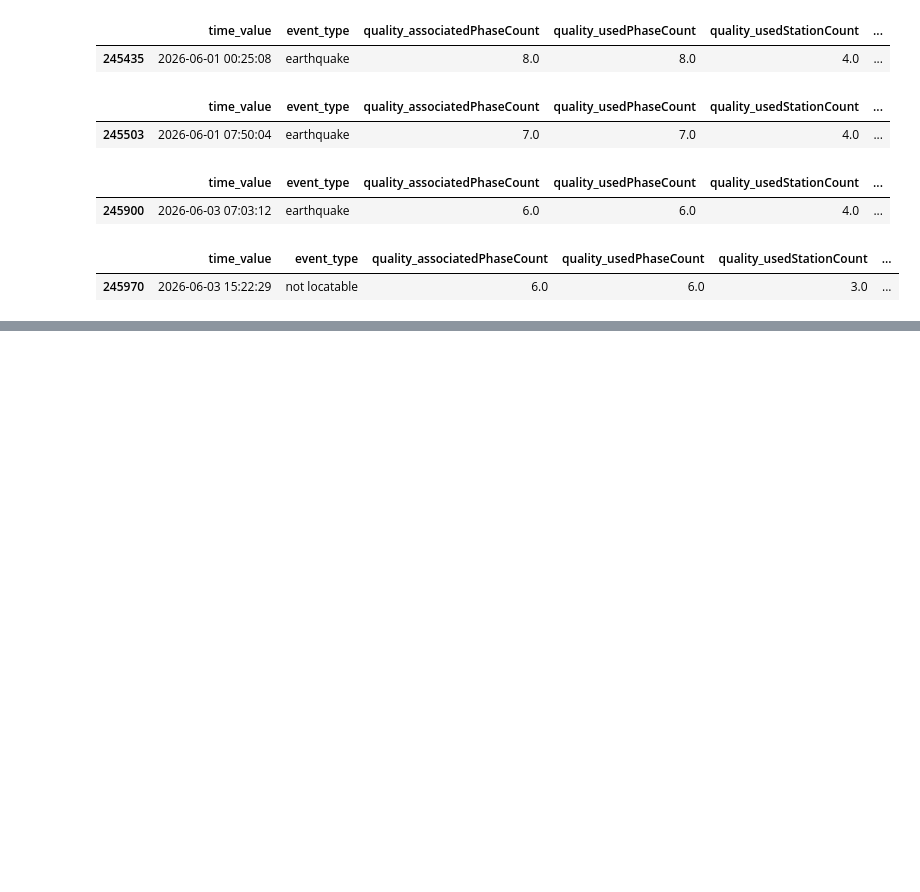
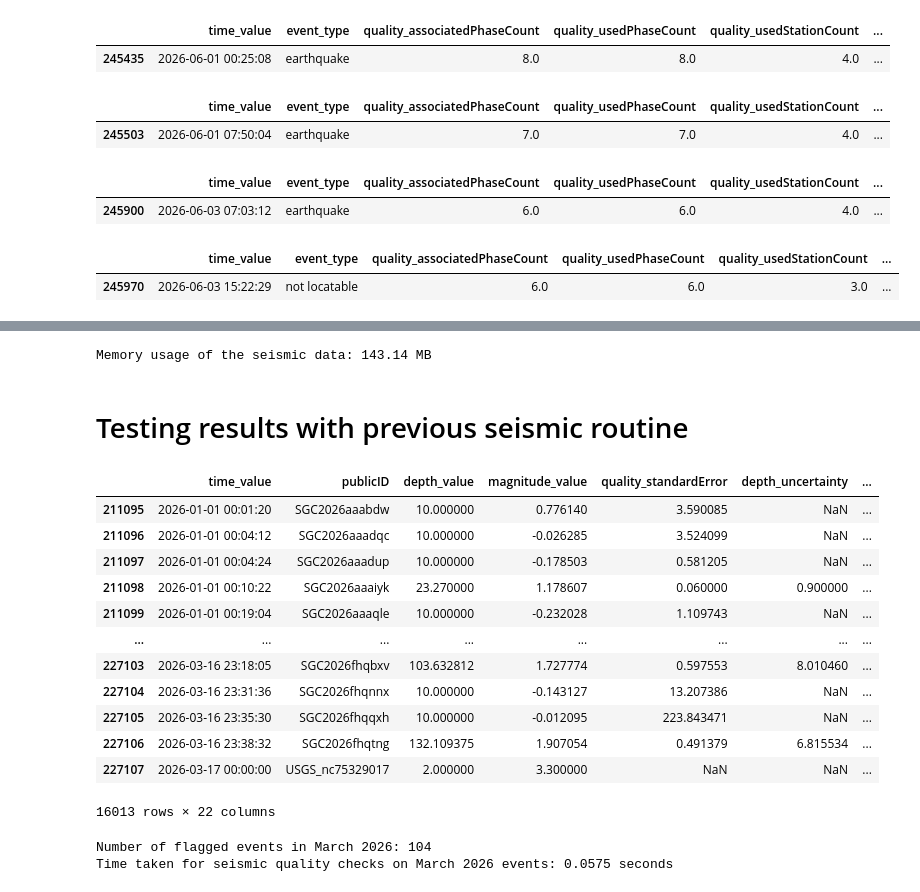
Before and after one commit to KenethGarcia/Revision_Sismicidad_SGC, a Jupyter notebook: notebooks/Vectorization_vs_Parallelization.ipynb, the cells around one changed output, grey strips where cells are left out. Drawn from its saved outputs; the diff is of its cells as text; code cells hidden in the pictures; blank space fills up the shorter version.

```diff
--- a/notebooks/Vectorization_vs_Parallelization.ipynb
+++ b/notebooks/Vectorization_vs_Parallelization.ipynb
@@ -710,0 +695,39 @@ subset_df_10[['time_value', 'event_type', 'quality_associatedPhaseCount', 'quali
+# %%
+# Check size in memory of the seismic data
+memory_usage = event_df3.memory_usage(deep=True).sum() / (1024 ** 2)
+print(f"Memory usage of the seismic data: {memory_usage:.2f} MB")
+# %% [output]
+Memory usage of the seismic data: 143.14 MB
+# %% [markdown]
+# Testing results with previous seismic routine
+# %%
+# Filter events from 2026-03-17 to 2026-06-12
+march_events = event_df3[
+    (event_df3['time_value'] >= dt.datetime(2026, 1, 1)) &
+    (event_df3['time_value'] <= dt.datetime(2026, 3, 17))
+].copy()
+march_events
+# %% [output]
+|  | time_value | publicID | depth_value | magnitude_value | quality_standardError | depth_uncertainty | ... |
+| 211095 | 2026-01-01 00:01:20 | SGC2026aaabdw | 10.000000 | 0.776140 | 3.590085 | NaN | ... |
+| 211096 | 2026-01-01 00:04:12 | SGC2026aaadqc | 10.000000 | -0.026285 | 3.524099 | NaN | ... |
+| 211097 | 2026-01-01 00:04:24 | SGC2026aaadup | 10.000000 | -0.178503 | 0.581205 | NaN | ... |
+| 211098 | 2026-01-01 00:10:22 | SGC2026aaaiyk | 23.270000 | 1.178607 | 0.060000 | 0.900000 | ... |
+| 211099 | 2026-01-01 00:19:04 | SGC2026aaaqle | 10.000000 | -0.232028 | 1.109743 | NaN | ... |
+| ... | ... | ... | ... | ... | ... | ... | ... |
+| 227103 | 2026-03-16 23:18:05 | SGC2026fhqbxv | 103.632812 | 1.727774 | 0.597553 | 8.010460 | ... |
+| 227104 | 2026-03-16 23:31:36 | SGC2026fhqnnx | 10.000000 | -0.143127 | 13.207386 | NaN | ... |
+| 227105 | 2026-03-16 23:35:30 | SGC2026fhqqxh | 10.000000 | -0.012095 | 223.843471 | NaN | ... |
+| 227106 | 2026-03-16 23:38:32 | SGC2026fhqtng | 132.109375 | 1.907054 | 0.491379 | 6.815534 | ... |
+| 227107 | 2026-03-17 00:00:00 | USGS_nc75329017 | 2.000000 | 3.300000 | NaN | NaN | ... |
+16013 rows × 22 columns
+# %%
+# Make checks for those events and see how many are flagged
+time1 = time.time()
+flagged_march = seismic_quality_checks(march_events)
+time2 = time.time()
+print(f"Number of flagged events in March 2026: {len(flagged_march)}")
+print(f"Time taken for seismic quality checks on March 2026 events: {time2 - time1:.4f} seconds")
+# %% [output]
+Number of flagged events in March 2026: 104
+Time taken for seismic quality checks on March 2026 events: 0.0575 seconds
```
Also changed, not shown: parts of 25 cells of this notebook, 1 other file.
